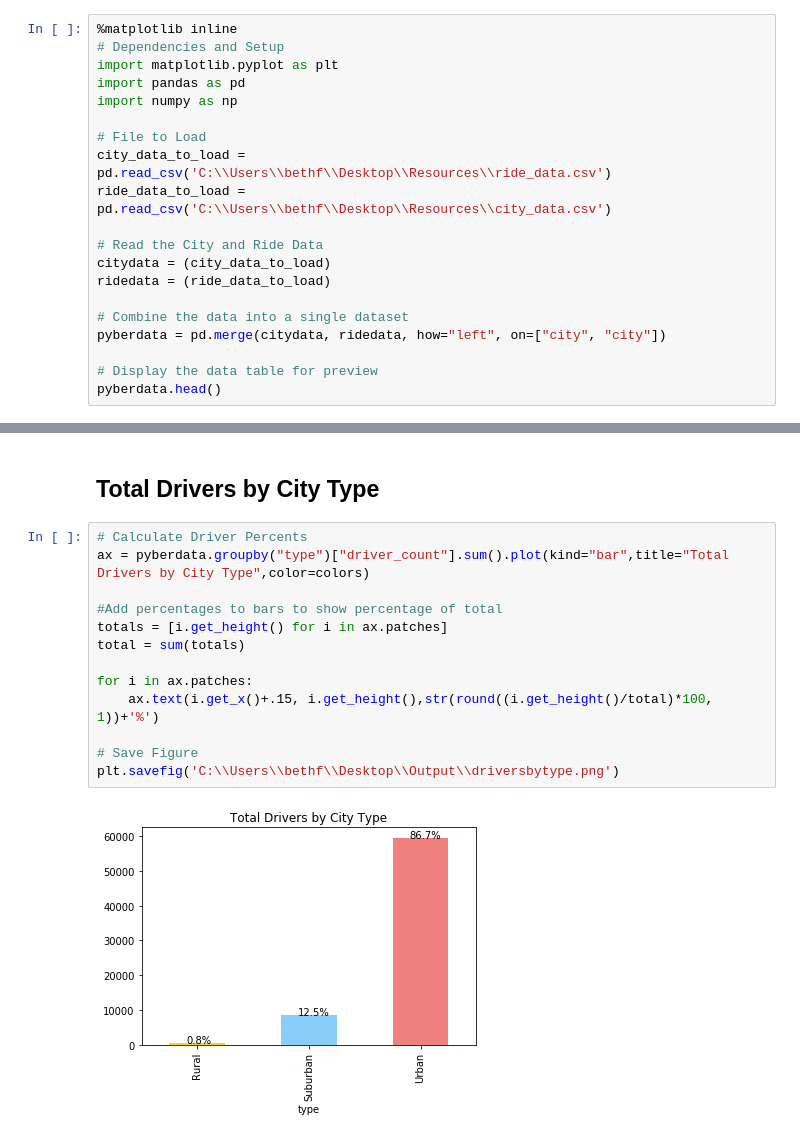
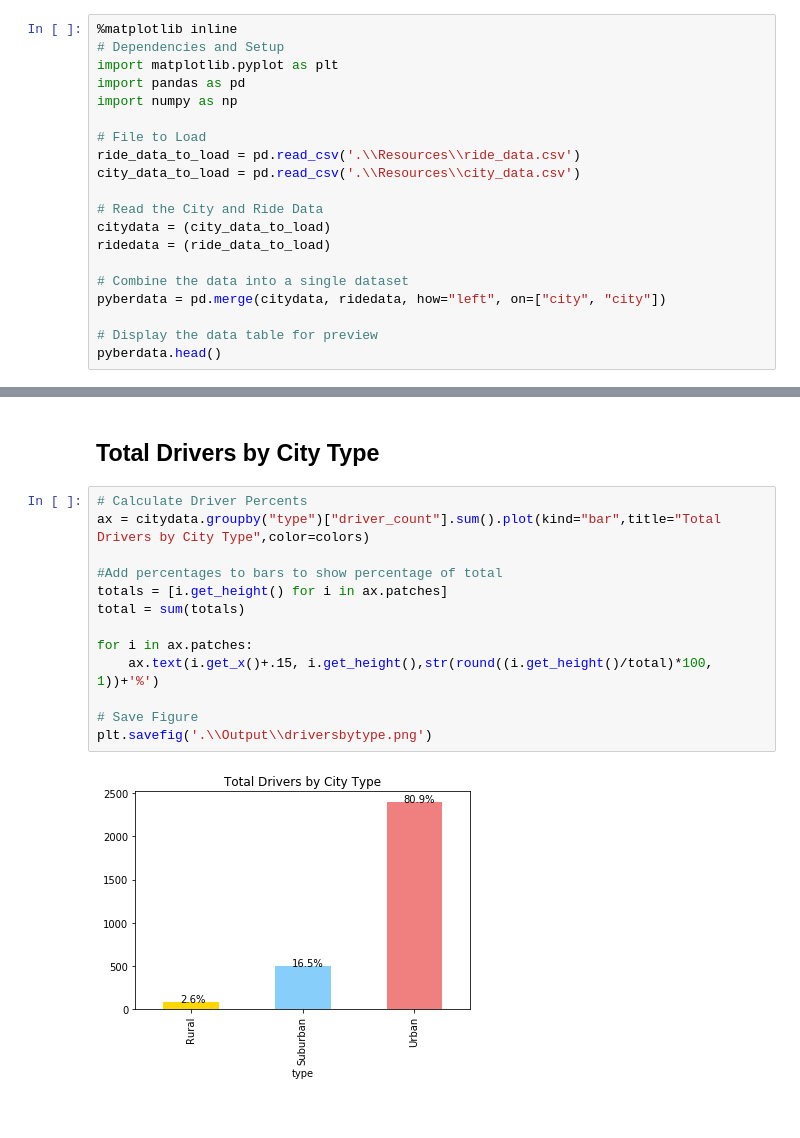
Before and after one commit to bethanylindberg/SMU_Data_Science, a Jupyter notebook: Week 5/pyber.ipynb, the cells around one changed output, grey strips where cells are left out. Saved outputs shown, nothing was run; the diff lists cells and outputs as text.

```diff
--- a/Week 5/pyber.ipynb
+++ b/Week 5/pyber.ipynb
@@ -6,8 +6,8 @@ import pandas as pd
 import numpy as np
 
 # File to Load
-city_data_to_load = pd.read_csv('C:\\Users\\bethf\\Desktop\\Resources\\ride_data.csv')
-ride_data_to_load = pd.read_csv('C:\\Users\\bethf\\Desktop\\Resources\\city_data.csv')
+ride_data_to_load = pd.read_csv('.\\Resources\\ride_data.csv')
+city_data_to_load = pd.read_csv('.\\Resources\\city_data.csv')
 
 # Read the City and Ride Data
 citydata = (city_data_to_load)
@@ -105,16 +104,16 @@ plt.savefig('C:\\Users\\bethf\\Desktop\\Output\\ridesbytype.png')
 ## Total Drivers by City Type
 # %%
 # Calculate Driver Percents
-ax = pyberdata.groupby("type")["driver_count"].sum().plot(kind="bar",title="Total Drivers by City Type",color=colors)
+ax = citydata.groupby("type")["driver_count"].sum().plot(kind="bar",title="Total Drivers by City Type",color=colors)
 
 #Add percentages to bars to show percentage of total
 totals = [i.get_height() for i in ax.patches]
 total = sum(totals)
 
 for i in ax.patches:
     ax.text(i.get_x()+.15, i.get_height(),str(round((i.get_height()/total)*100, 1))+'%')
 
 # Save Figure
-plt.savefig('C:\\Users\\bethf\\Desktop\\Output\\driversbytype.png')
+plt.savefig('.\\Output\\driversbytype.png')
 # %% [output]
-[figure, old version]
+[figure, new version]
```
Also changed, not shown: parts of 4 cells of this notebook, 14 other files.
